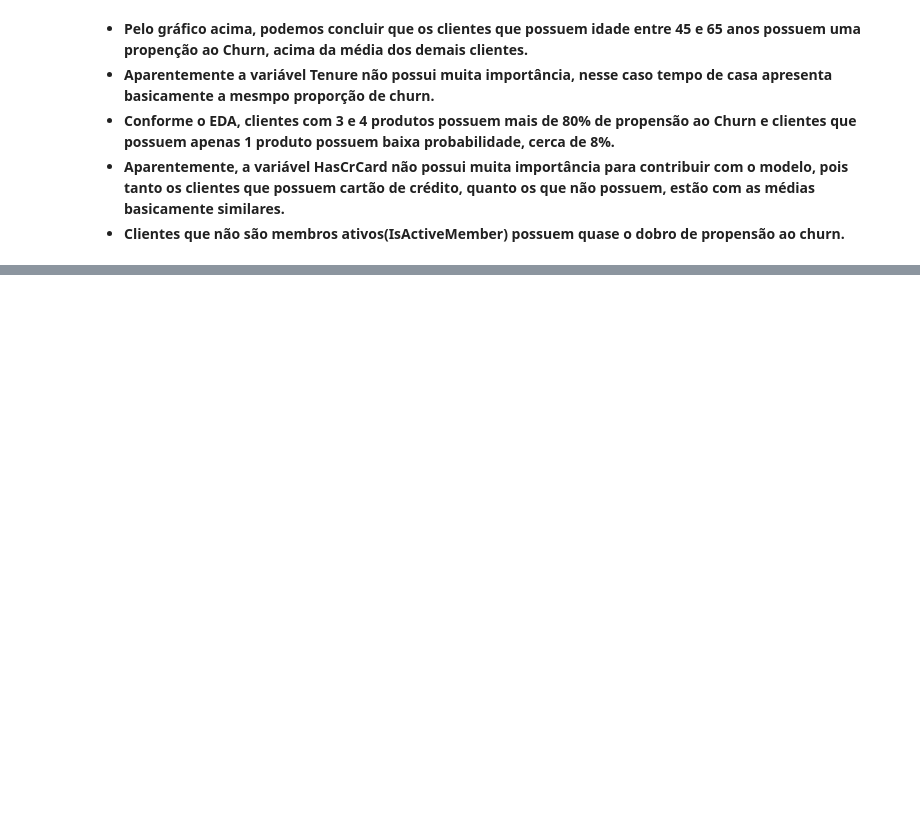
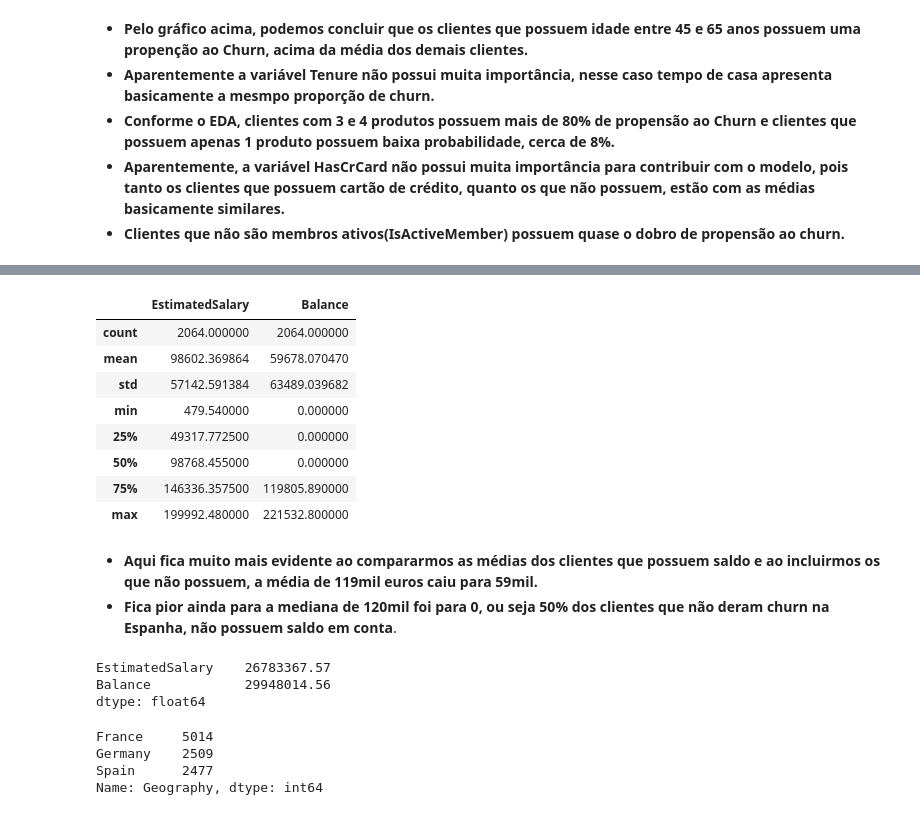
Before and after one commit to Jcnok/Stack_Labs_Churn, a Jupyter notebook: Analise_churn_v2.ipynb, the cells around one changed output, grey strips where cells are left out. Cells and saved outputs as stored; diff of their text form; code cells hidden in the pictures; blank space fills up the shorter version.

```diff
--- a/Analise_churn_v2.ipynb
+++ b/Analise_churn_v2.ipynb
@@ -567,0 +590,30 @@ Media de Churn por HasCrCard:
+# %%
+#Saldo total dos clientes que permanecem com o banco.
+df.query('Exited == 0 & Geography=="Spain"')[['EstimatedSalary','Balance']].describe()
+# %% [output]
+|  | EstimatedSalary | Balance |
+| count | 2064.000000 | 2064.000000 |
+| mean | 98602.369864 | 59678.070470 |
+| std | 57142.591384 | 63489.039682 |
+| min | 479.540000 | 0.000000 |
+| 25% | 49317.772500 | 0.000000 |
+| 50% | 98768.455000 | 0.000000 |
+| 75% | 146336.357500 | 119805.890000 |
+| max | 199992.480000 | 221532.800000 |
+# %% [markdown]
+* **Aqui fica muito mais evidente ao compararmos as médias dos clientes que possuem saldo e ao incluirmos os que não possuem, a média de 119mil euros caiu para 59mil.**
+* **Fica pior ainda para a mediana de 120mil foi para 0, ou seja 50% dos clientes que não deram churn na Espanha, não possuem saldo em conta**.
+# %%
+#Saldo total dos clientes que saíram do banco.
+df.query('Exited == 1 & Balance > 0 & Geography=="Spain"')[['EstimatedSalary','Balance']].sum()
+# %% [output]
+EstimatedSalary    26783367.57
+Balance            29948014.56
+dtype: float64
+# %%
+df.Geography.value_counts()
+# %% [output]
+France     5014
+Germany    2509
+Spain      2477
+Name: Geography, dtype: int64
```
Also changed, not shown: parts of 6 cells of this notebook.
